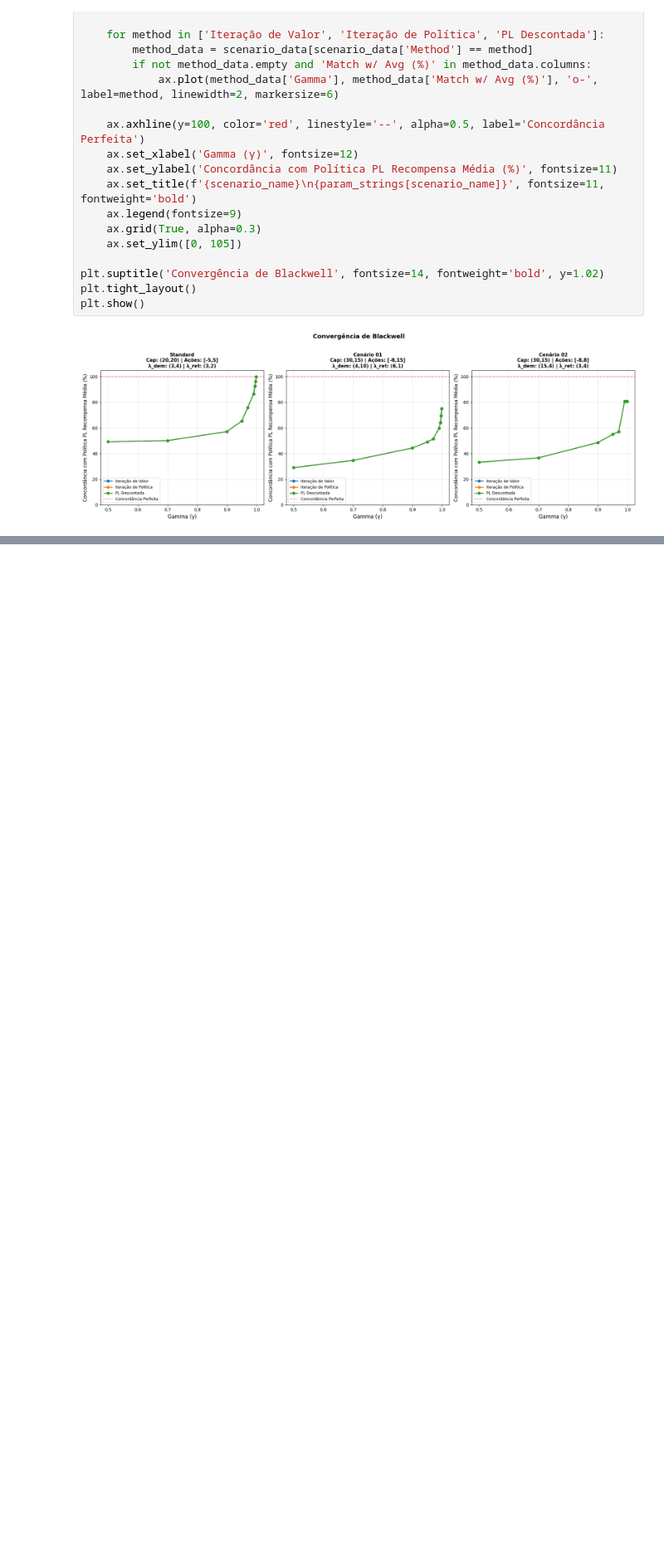
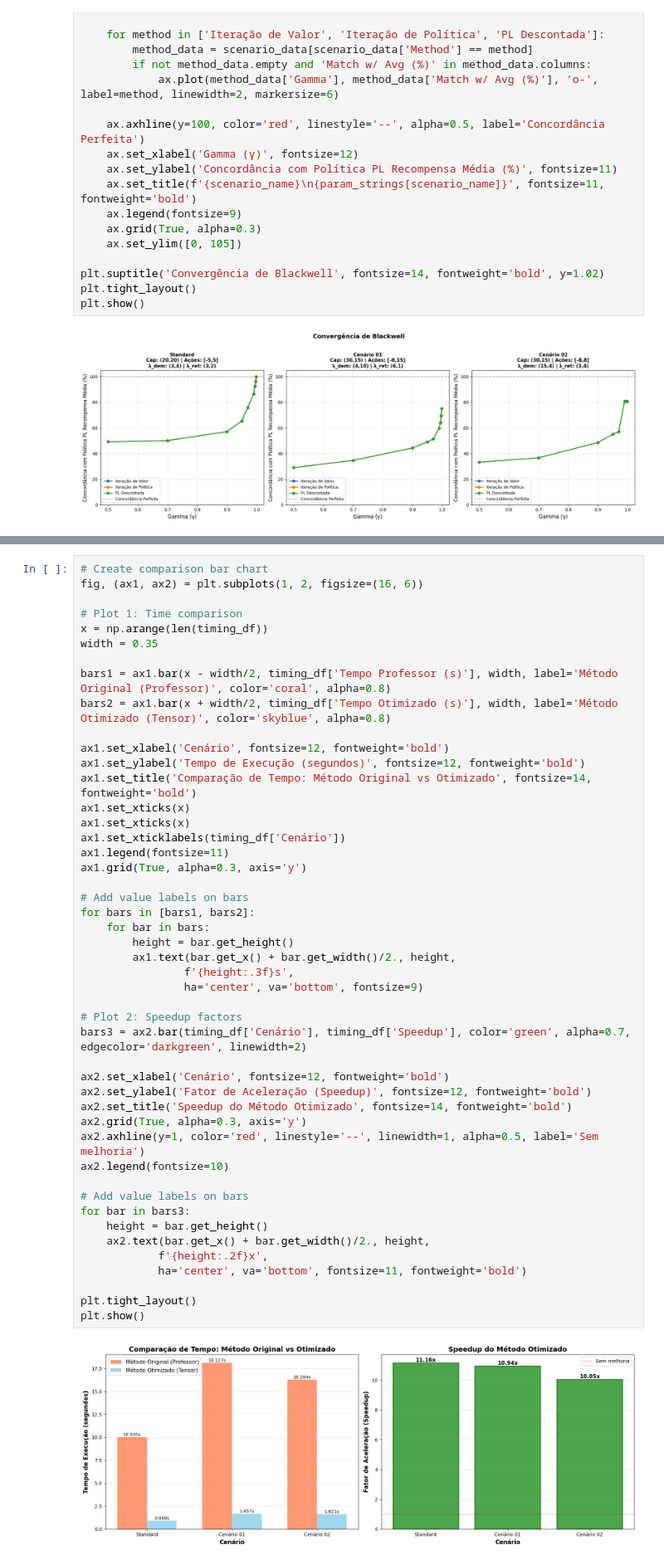
Before and after one commit to novae1/rl_gym, a Jupyter notebook: MDPs/blackwell_jack_rental.ipynb, the cells around one changed output, grey strips where cells are left out. Shown at 83% size. Drawn from its saved outputs; the diff is of its cells as text; blank space fills up the shorter version.

Commit message:
analysis on time to generate transition matrix

```diff
--- a/MDPs/blackwell_jack_rental.ipynb
+++ b/MDPs/blackwell_jack_rental.ipynb
@@ -1250,0 +1397,49 @@ The optimized implementation provides significant speedups through:
+# %%
+# Create comparison bar chart
+fig, (ax1, ax2) = plt.subplots(1, 2, figsize=(16, 6))
+
+# Plot 1: Time comparison
+x = np.arange(len(timing_df))
+width = 0.35
+
+bars1 = ax1.bar(x - width/2, timing_df['Tempo Professor (s)'], width, label='Método Original (Professor)', color='coral', alpha=0.8)
+bars2 = ax1.bar(x + width/2, timing_df['Tempo Otimizado (s)'], width, label='Método Otimizado (Tensor)', color='skyblue', alpha=0.8)
+
+ax1.set_xlabel('Cenário', fontsize=12, fontweight='bold')
+ax1.set_ylabel('Tempo de Execução (segundos)', fontsize=12, fontweight='bold')
+ax1.set_title('Comparação de Tempo: Método Original vs Otimizado', fontsize=14, fontweight='bold')
+ax1.set_xticks(x)
+ax1.set_xticks(x)
+ax1.set_xticklabels(timing_df['Cenário'])
+ax1.legend(fontsize=11)
+ax1.grid(True, alpha=0.3, axis='y')
+
+# Add value labels on bars
+for bars in [bars1, bars2]:
+    for bar in bars:
+        height = bar.get_height()
+        ax1.text(bar.get_x() + bar.get_width()/2., height,
+                f'{height:.3f}s',
+                ha='center', va='bottom', fontsize=9)
+
+# Plot 2: Speedup factors
+bars3 = ax2.bar(timing_df['Cenário'], timing_df['Speedup'], color='green', alpha=0.7, edgecolor='darkgreen', linewidth=2)
+
+ax2.set_xlabel('Cenário', fontsize=12, fontweight='bold')
+ax2.set_ylabel('Fator de Aceleração (Speedup)', fontsize=12, fontweight='bold')
+ax2.set_title('Speedup do Método Otimizado', fontsize=14, fontweight='bold')
+ax2.grid(True, alpha=0.3, axis='y')
+ax2.axhline(y=1, color='red', linestyle='--', linewidth=1, alpha=0.5, label='Sem melhoria')
+ax2.legend(fontsize=10)
+
+# Add value labels on bars
+for bar in bars3:
+    height = bar.get_height()
+    ax2.text(bar.get_x() + bar.get_width()/2., height,
+            f'{height:.2f}x',
+            ha='center', va='bottom', fontsize=11, fontweight='bold')
+
+plt.tight_layout()
+plt.show()
+# %% [output]
+[figure, added]
```
Also changed, not shown: parts of 18 cells of this notebook.
